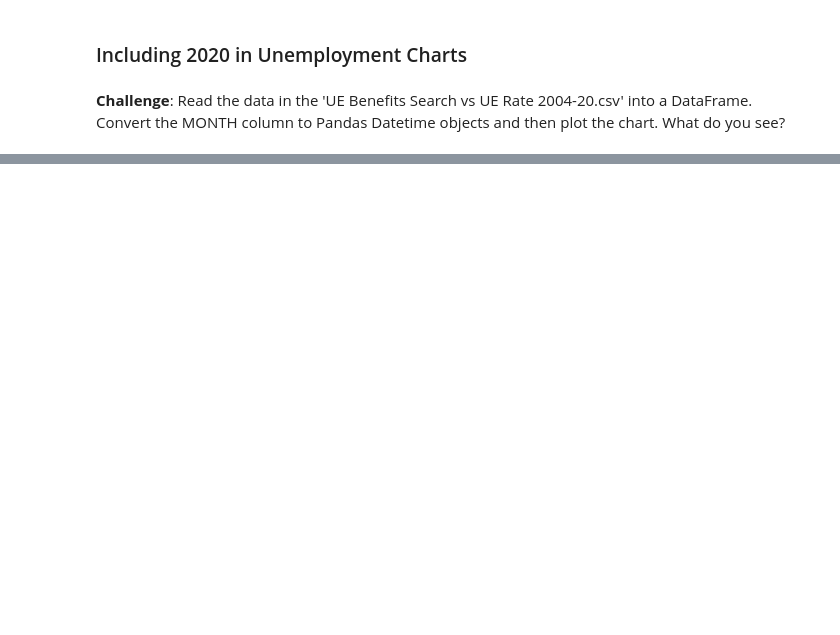
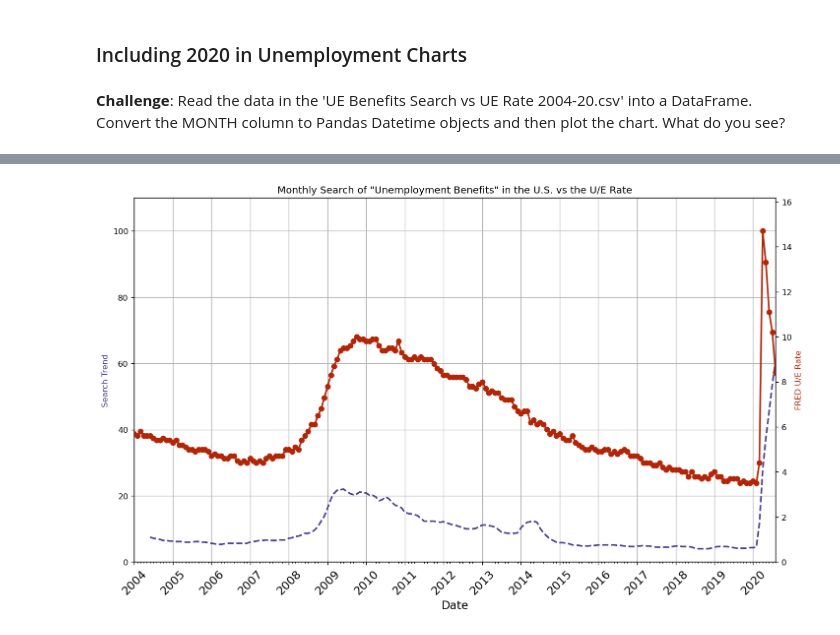
Before and after one commit to manchung/100-Day-of-Code-Python, a Jupyter notebook: Data Science/Google Trends and Data Visualisation (start).ipynb, the cells around one changed output, grey strips where cells are left out. Drawn from its saved outputs; the diff is of its cells as text; code cells hidden in the pictures; blank space fills up the shorter version.

```diff
--- a/Data Science/Google Trends and Data Visualisation (start).ipynb
+++ b/Data Science/Google Trends and Data Visualisation (start).ipynb
@@ -421,3 +423,6 @@ plt.show()
 ### Including 2020 in Unemployment Charts
 # %% [markdown]
 **Challenge**: Read the data in the 'UE Benefits Search vs UE Rate 2004-20.csv' into a DataFrame. Convert the MONTH column to Pandas Datetime objects and then plot the chart. What do you see?
+# %%
+df_unemployment_20 = pd.read_csv('UE Benefits Search vs UE Rate 2004-20.csv')
+df_unemployment_20.head()
@@ -423,0 +436,3 @@ plt.show()
+# %%
+df_unemployment_20['MONTH'] = pd.to_datetime(df_unemployment_20['MONTH'])
+df_unemployment_20.head()
@@ -423,0 +446,22 @@ plt.show()
+# %%
+fig, ax1 = plt.subplots(figsize=(14, 8), dpi=120)
+plt.grid(True)
+ax2 = ax1.twinx()
+ax1.plot(df_unemployment_20['MONTH'], df_unemployment_20['UE_BENEFITS_WEB_SEARCH'].rolling(window=6).mean(), 'darkslateblue', linewidth=2, linestyle='dashed')
+ax2.plot(df_unemployment_20['MONTH'], df_unemployment_20['UNRATE'], '#b22507', linewidth=2, marker='o')
+ax1.set_xlabel('Date', fontsize=14)
+ax1.tick_params(axis='x', labelsize=14, rotation=45)
+ax1.set_ylabel('Search Trend', color='darkslateblue')
+ax2.set_ylabel('FRED U/E Rate', color='#b22507')
+ax1.set_xlim(df_unemployment_20['MONTH'].min(), df_unemployment_20['MONTH'].max())
+ax1.set_ylim(0, df_unemployment_20['UE_BENEFITS_WEB_SEARCH'].max()*1.1)
+ax2.set_ylim(0, df_unemployment_20['UNRATE'].max()*1.1)
+ax1.xaxis.set_major_locator(years)
+ax1.xaxis.set_major_formatter(years_fmt)
+ax1.xaxis.set_minor_locator(months)
+plt.title('Monthly Search of "Unemployment Benefits" in the U.S. vs the U/E Rate')
+# plt.grid(color='grey',  linewidth=1, )
+
+plt.show()
+# %% [output]
+[figure, added]
```
Also changed, not shown: parts of 3 cells of this notebook.
